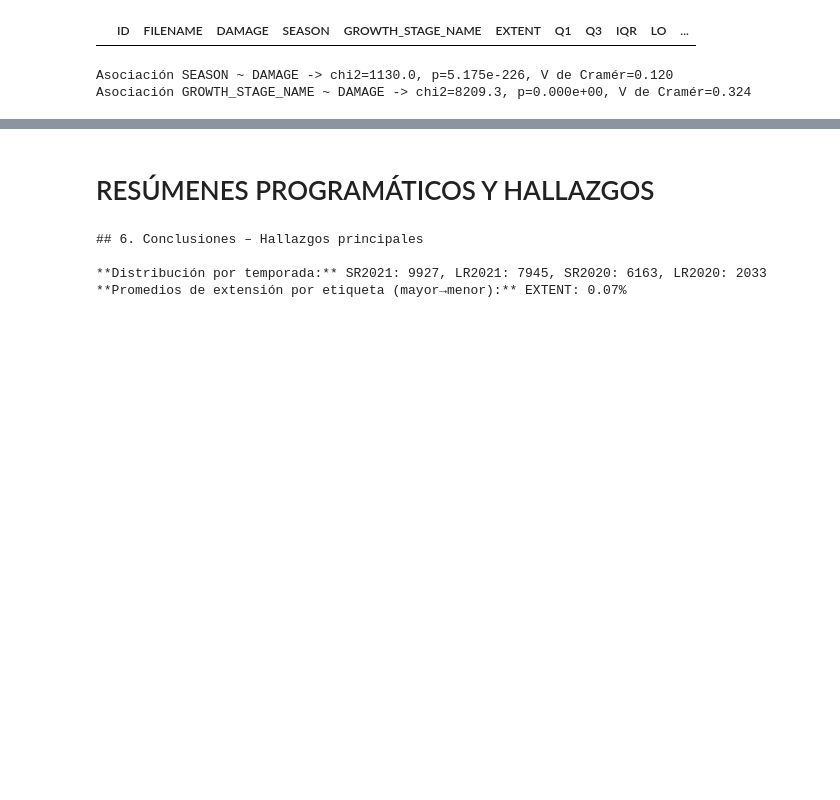
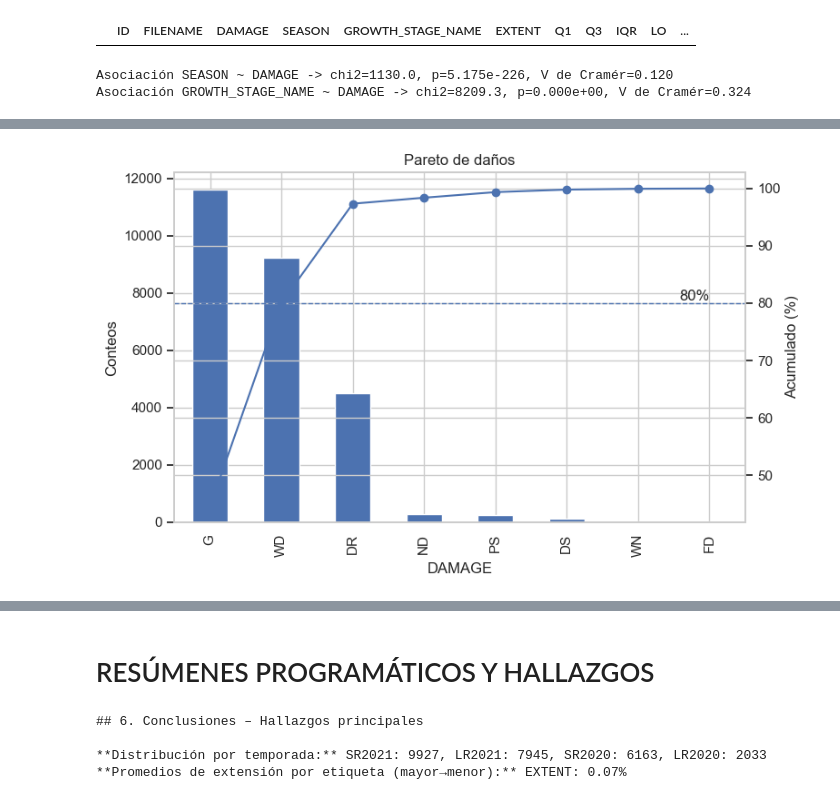
Before and after one commit to mar22266/PY2-DS, a Jupyter notebook: PY2.ipynb, the cells around one changed output, grey strips where cells are left out. Saved outputs shown, nothing was run; the diff lists cells and outputs as text; code cells hidden in the pictures; blank space fills up the shorter version.

```diff
--- a/PY2.ipynb
+++ b/PY2.ipynb
@@ -1070,0 +1097,12 @@ GROWTH_STAGE_NAME ~ DAMAGE: χ²=8209.3, p<1e-15, V=0.324 (efecto moderado).
+# %%
+vc = TRAIN_CLEAN["DAMAGE"].value_counts()
+pareto = vc.cumsum()/vc.sum()*100
+fig, ax1 = plt.subplots(figsize=(8,5))
+vc.plot(kind="bar", ax=ax1)
+ax1.set_ylabel("Conteos"); ax1.set_title("Pareto de daños")
+ax2 = ax1.twinx()
+pareto.plot(ax=ax2, style="-o"); ax2.set_ylabel("Acumulado (%)")
+ax2.axhline(80, ls="--", lw=1); ax2.text(len(vc)-1, 80.5, "80%", ha="right")
+plt.tight_layout(); plt.show()
+# %% [output]
+[figure, added]
```
Also changed, not shown: parts of 6 cells of this notebook.
